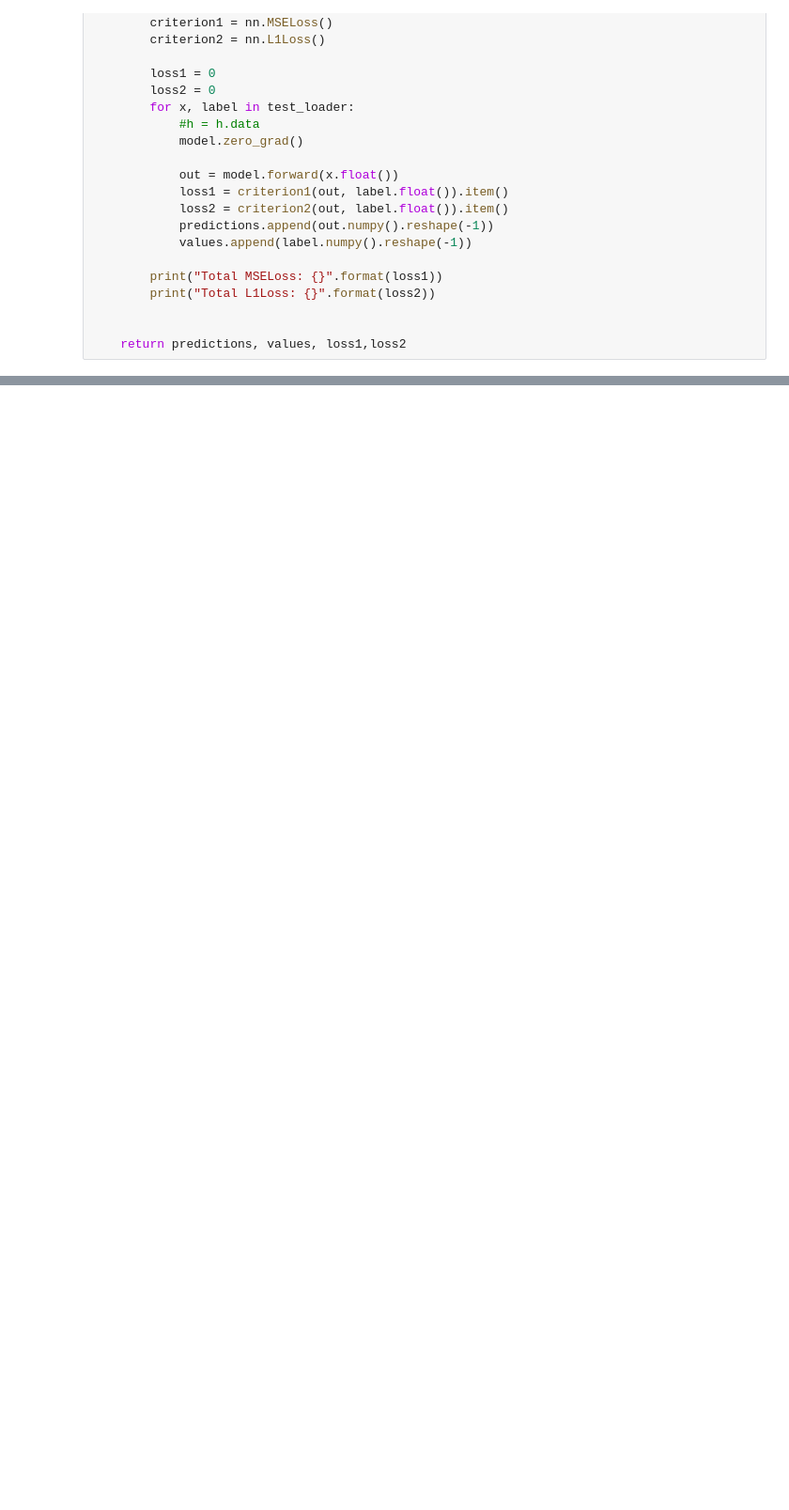
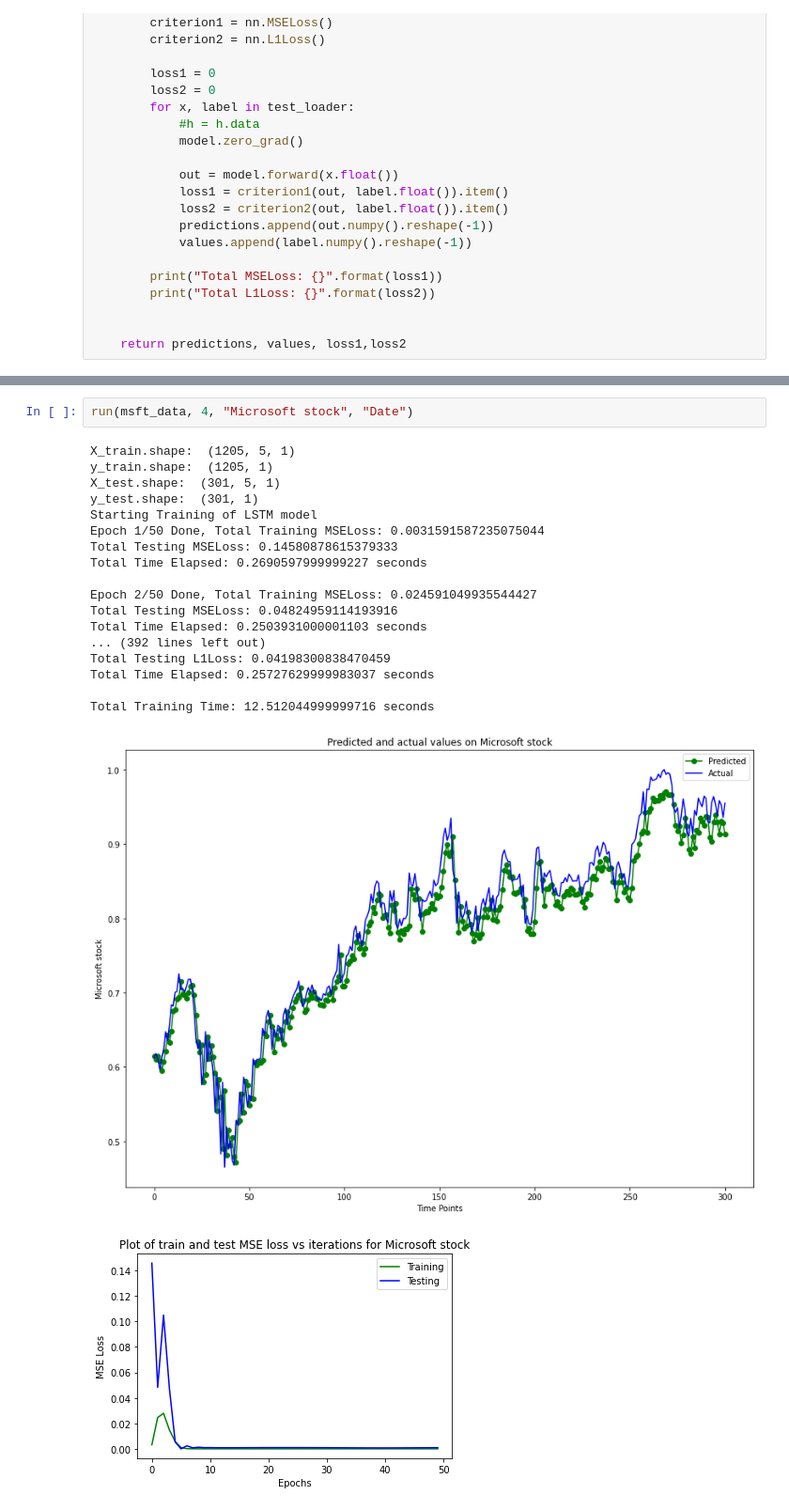
Before and after one commit to goodudetheboy/TimeSeriesWithNN, a Jupyter notebook: src/model/LSTM_wu.ipynb, the cells around one changed output, grey strips where cells are left out. Shown at 94% size. Drawn from its saved outputs; the diff is of its cells as text; blank space fills up the shorter version.

```diff
--- a/src/model/LSTM_wu.ipynb
+++ b/src/model/LSTM_wu.ipynb
@@ -309,0 +324,22 @@ plt.legend()
+# %%
+run(msft_data, 4, "Microsoft stock", "Date")
+# %% [output]
+X_train.shape:  (1205, 5, 1)
+y_train.shape:  (1205, 1)
+X_test.shape:  (301, 5, 1)
+y_test.shape:  (301, 1)
+Starting Training of LSTM model
+Epoch 1/50 Done, Total Training MSELoss: 0.0031591587235075044
+Total Testing MSELoss: 0.14580878615379333
+Total Time Elapsed: 0.2690597999999227 seconds
+
+Epoch 2/50 Done, Total Training MSELoss: 0.024591049935544427
+Total Testing MSELoss: 0.04824959114193916
+Total Time Elapsed: 0.2503931000001103 seconds
+... (392 lines left out)
+Total Testing L1Loss: 0.04198300838470459
+Total Time Elapsed: 0.25727629999983037 seconds
+
+Total Training Time: 12.512044999999716 seconds
+[figure, added]
+[figure, added]
```
Also changed, not shown: parts of 23 cells of this notebook.
